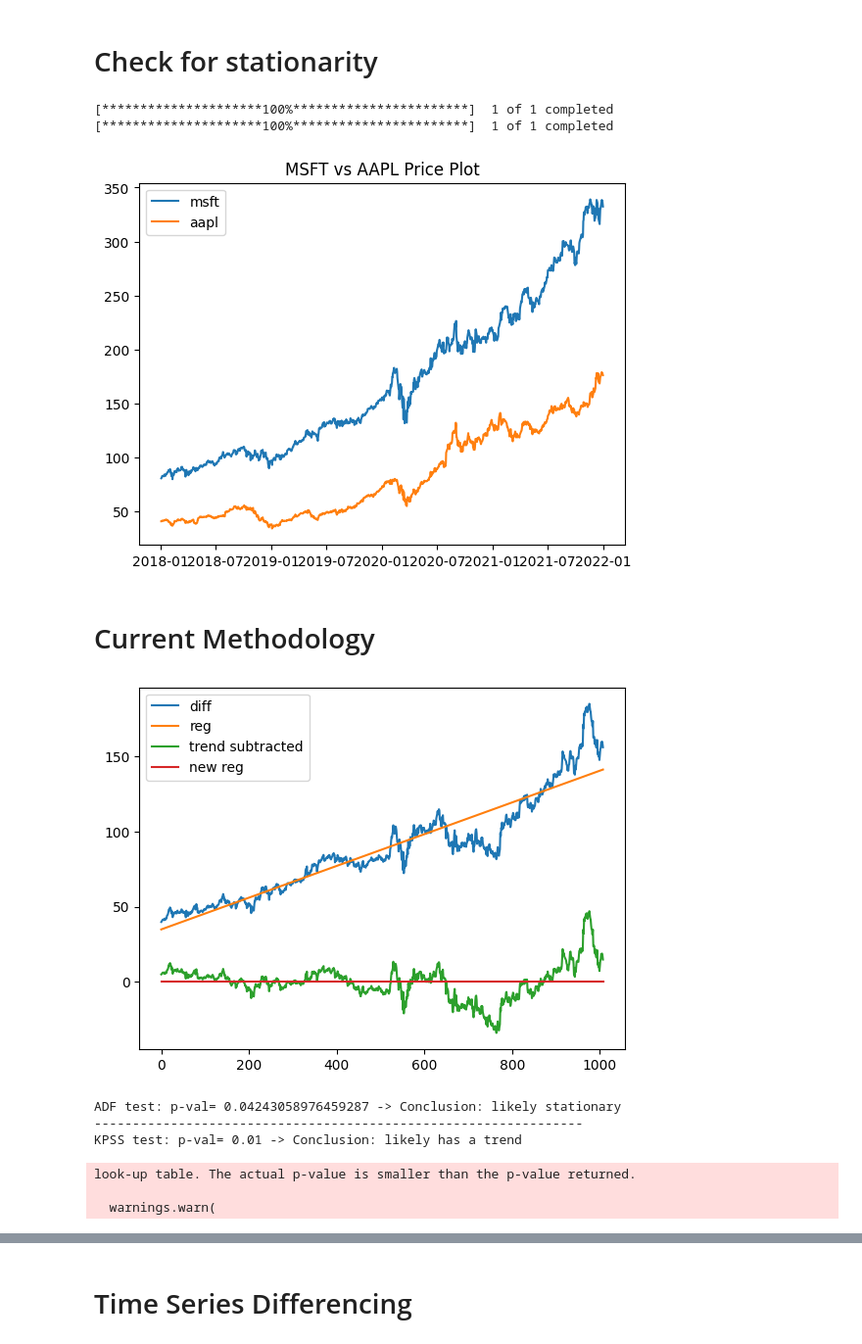
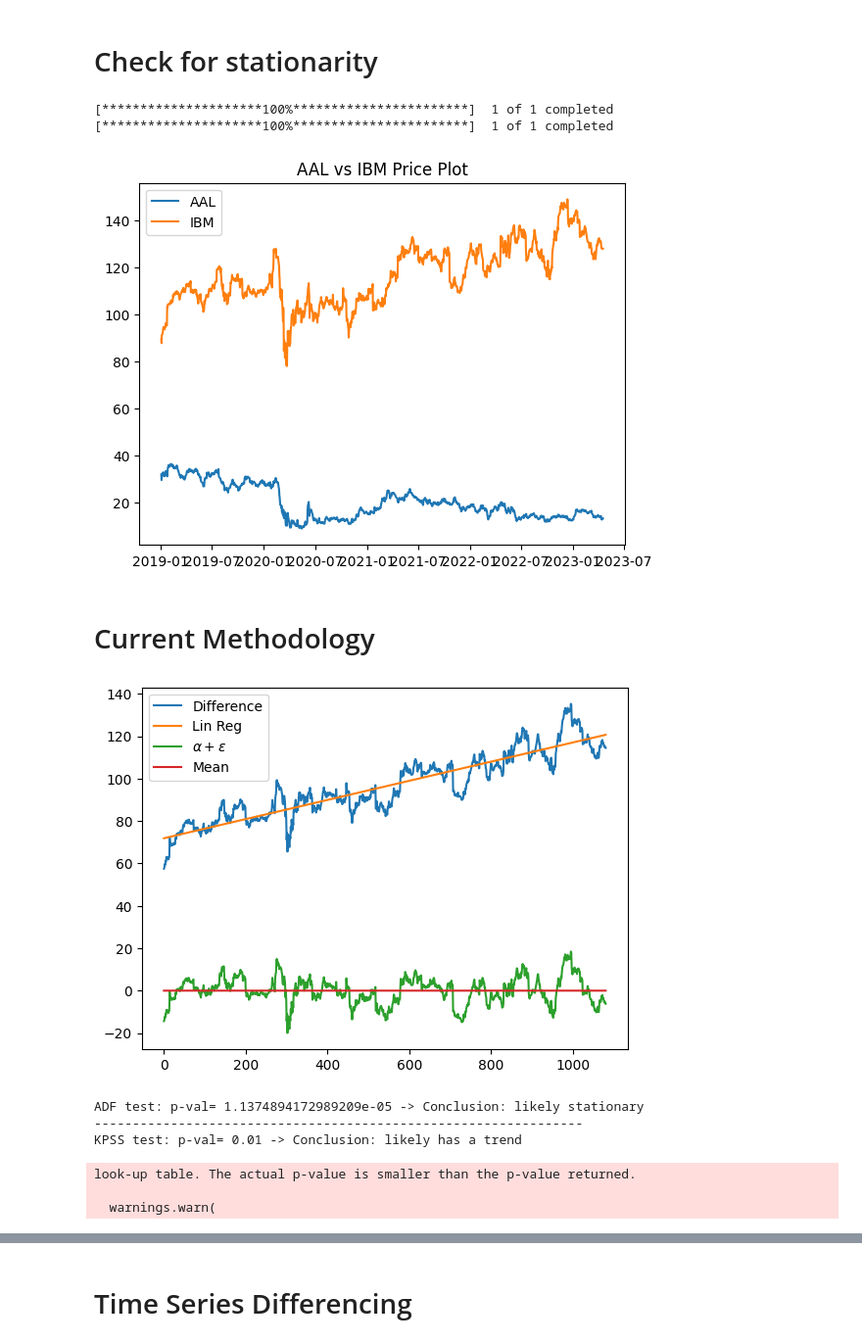
Before and after one commit to OlegGlo/DFICalgorithms, a Jupyter notebook: 23_MeanReversion/Mean Reversion Test copy.ipynb, the cells around one changed output, grey strips where cells are left out. Shown: that part at 98% size. Saved outputs shown, nothing was run; the diff lists cells and outputs as text; code cells hidden in the pictures.

```diff
--- a/23_MeanReversion/Mean Reversion Test copy.ipynb
+++ b/23_MeanReversion/Mean Reversion Test copy.ipynb
@@ -66,52 +66,57 @@ def check_stationarity(series, alpha):
     else:
         print("KPSS test: p-val=", p_val, "-> Conclusion: likely has a trend")
 # %%
-start_date = "2018-01-01"
-end_date = "2022-01-01"
+start_date = "2019-01-01"
+end_date = "2023-05-18"
 
-msft_data = yf.download("MSFT",start=start_date,end=end_date)
-aapl_data = yf.download("AAPL",start=start_date,end=end_date)
+stk1 = "AAL"
+stk2 = "IBM"
 
-plt.plot(msft_data["Adj Close"],label="msft")
-plt.plot(aapl_data["Adj Close"],label="aapl")
+msft_data = yf.download(stk1,start=start_date,end=end_date)
+aapl_data = yf.download(stk2,start=start_date,end=end_date)
+
+plt.plot(msft_data["Adj Close"],label=stk1)
+plt.plot(aapl_data["Adj Close"],label=stk2)
 plt.legend()
-plt.title("MSFT vs AAPL Price Plot")
+plt.title(f"{stk1} vs {stk2} Price Plot")
 plt.show()
 # %% [output]
 [*********************100%***********************]  1 of 1 completed
 [*********************100%***********************]  1 of 1 completed
-[figure, old version]
+[figure, new version]
 # %% [markdown]
 # Current Methodology
 # %%
-diff = msft_data["Adj Close"] - aapl_data["Adj Close"]
+# diff = msft_data["Adj Close"] - aapl_data["Adj Close"]
+diff = aapl_data["Adj Close"] - msft_data["Adj Close"]
 
 time = np.arange(len(diff))
 reg = linregress(time, diff)
 line = reg.intercept + reg.slope*time
 new_series = diff - line
 
 new_reg = linregress(time, new_series)
 new_line = new_reg.intercept + new_reg.slope*time
 
-plt.plot(time, diff, label="diff")
-plt.plot(time, line, label="reg")
-plt.plot(time, new_series, label="trend subtracted")
+plt.plot(time, diff, label="Difference")
+plt.plot(time, line, label="Lin Reg")
+# plt.plot(time, new_series, label="trend subtracted")
+plt.plot(time, new_series, label=r'$\alpha + \epsilon$')
 
-plt.plot(time, new_line, label="new reg")
+plt.plot(time, new_line, label="Mean")
 
 plt.legend()
 plt.show()
 
 check_stationarity(new_series, 0.05)
 
 
 
 # The resulting time series is not stationary => the stocks are not cointegrated
 # Maybe they are cointegrated in a different proportion, e.g. short 1.5 AAPL to long 1 MSFT
 # %% [output]
-[figure, old version]
+[figure, new version]
-ADF test: p-val= 0.04243058976459287 -> Conclusion: likely stationary
+ADF test: p-val= 1.1374894172989209e-05 -> Conclusion: likely stationary
 ----------------------------------------------------------------
 KPSS test: p-val= 0.01 -> Conclusion: likely has a trend
 look-up table. The actual p-value is smaller than the p-value returned.
```
Also changed, not shown: parts of 1 cell of this notebook, 3 other files.
